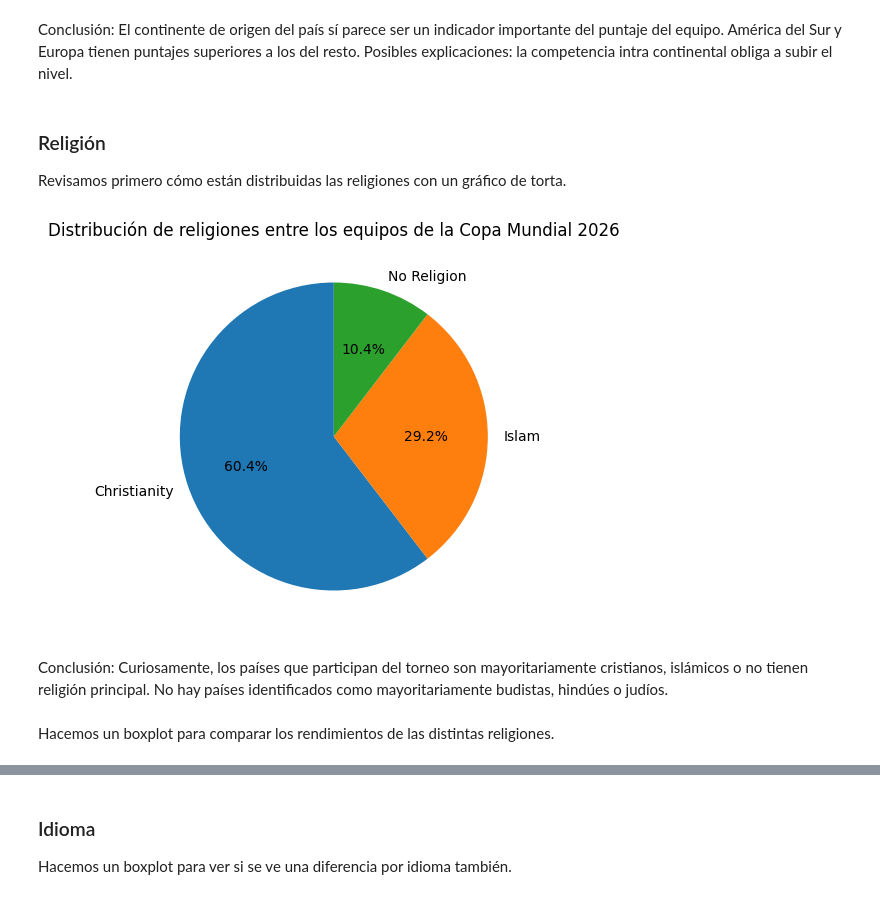
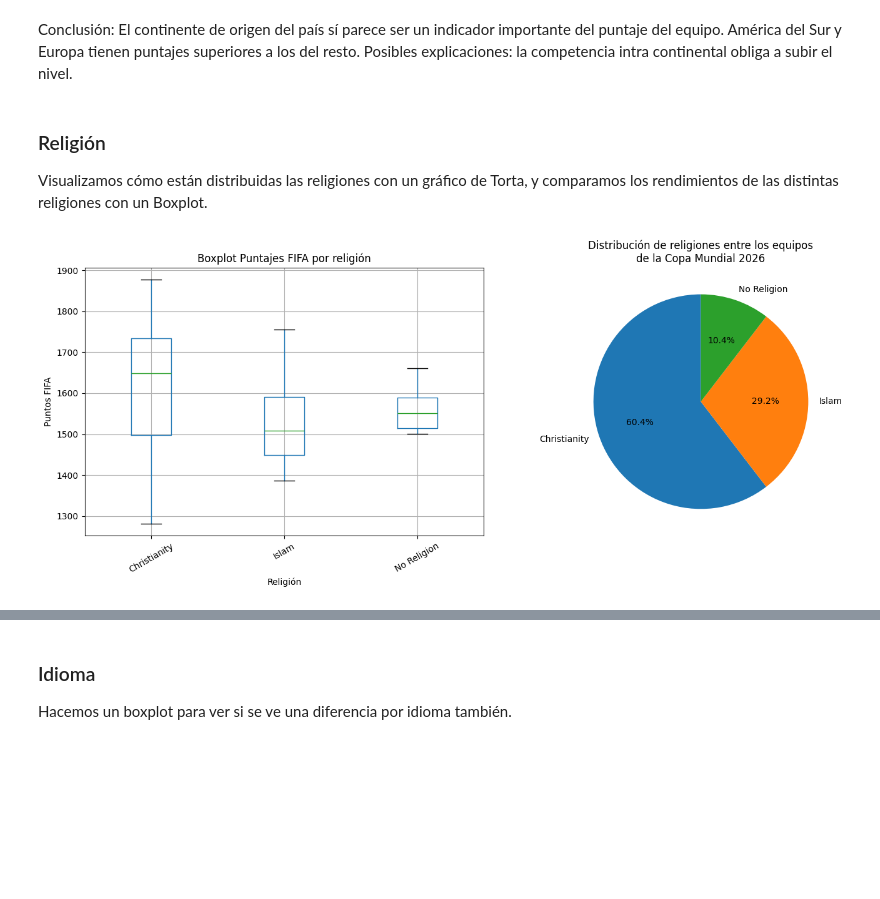
Before and after one commit to gleo1973/tp-laboratorio-mcag-1c2026, a Jupyter notebook: Laboratorio_TP_2026.ipynb, the cells around one changed output, grey strips where cells are left out. Saved outputs shown, nothing was run; the diff lists cells and outputs as text; code cells hidden in the pictures; blank space fills up the shorter version.

Commit message:
Viz: Se unificaron los graficos de Religion Boxplot y Torta

```diff
--- a/Laboratorio_TP_2026.ipynb
+++ b/Laboratorio_TP_2026.ipynb
@@ -548,24 +548,33 @@ plt.show()
 Conclusión: El continente de origen del país sí parece ser un indicador importante del puntaje del equipo. América del Sur y Europa tienen puntajes superiores a los del resto. Posibles explicaciones: la competencia intra continental obliga a subir el nivel.
 # %% [markdown]
 ### Religión
-Revisamos primero cómo están distribuidas las religiones con un gráfico de torta.
+Visualizamos cómo están distribuidas las religiones con un gráfico de Torta, y comparamos los rendimientos de las distintas religiones con un Boxplot.
 # %%
+#Gráfico combinado
+
+fig, (ax1, ax2) = plt.subplots(1, 2, figsize=(14, 6))
+
+#Boxplot
+df_paises_f.boxplot('puntos_FIFA', 'religion', ax=ax1, grid=True)
+ax1.set_title("Boxplot Puntajes FIFA por religión")
+ax1.set_xlabel("Religión")
+ax1.set_ylabel("Puntos FIFA")
+ax1.tick_params(axis='x', rotation=30)
+
+#Pie chart
 religion_count = df_paises_f["religion"].value_counts()
-
-plt.figure(figsize=(5, 5))
-plt.pie(
+ax2.pie(
     religion_count,
     labels=religion_count.index,
     autopct="%1.1f%%",
     startangle=90,
 )
-plt.title("Distribución de religiones entre los equipos de la Copa Mundial 2026")
-plt.savefig("imagenes/piechart-religiones.png")
+ax2.set_title("Distribución de religiones entre los equipos\nde la Copa Mundial 2026")
 
+plt.suptitle("")
+
+plt.tight_layout()
+plt.savefig("imagenes/boxplot-piechart-religiones.png", dpi=150, bbox_inches="tight")
 plt.show()
 # %% [output]
-[figure, old version]
+[figure, new version]
-# %% [markdown]
-Conclusión: Curiosamente, los países que participan del torneo son mayoritariamente cristianos, islámicos o no tienen religión principal. No hay países identificados como mayoritariamente budistas, hindúes o judíos.
-# %% [markdown]
-Hacemos un boxplot para comparar los rendimientos de las distintas religiones.
```
Also changed, not shown: parts of 3 cells of this notebook, 1 other file.
